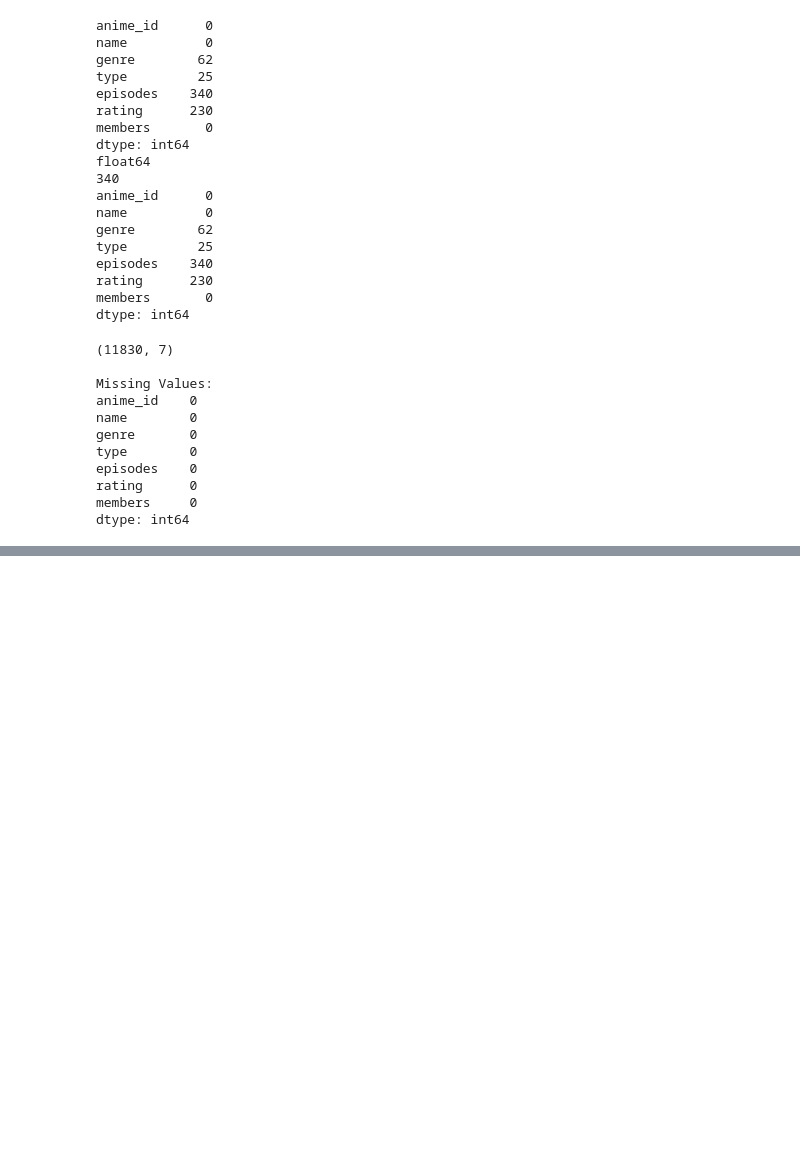
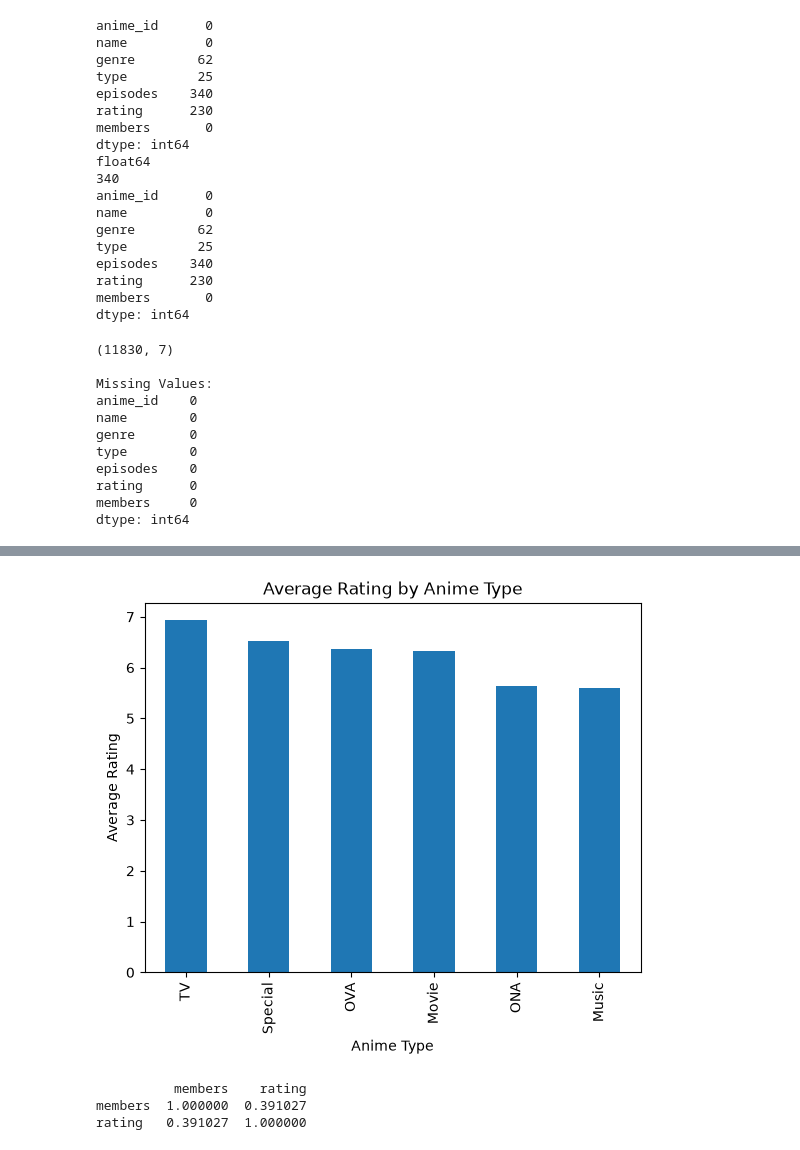
Before and after one commit to Aslngsng/Anime-Rating-Prediction, a Jupyter notebook: notebook.ipynb, the cells around one changed output, grey strips where cells are left out. Drawn from its saved outputs; the diff is of its cells as text; code cells hidden in the pictures; blank space fills up the shorter version.

```diff
--- a/notebook.ipynb
+++ b/notebook.ipynb
@@ -130,0 +186,9 @@ dtype: int64
+# %%
+# average rating by anime type
+type_rating = (
+    df.groupby("type")["rating"]
+    .mean()
+    .sort_values(ascending=False)
+)
+
+print (type_rating)
@@ -130,0 +204,18 @@ dtype: int64
+# %%
+type_rating.plot(kind="bar")
+
+plt.xlabel("Anime Type")
+plt.ylabel("Average Rating")
+plt.title("Average Rating by Anime Type")
+plt.show()
+# %% [output]
+[figure, added]
+# %%
+# relationship between members and rating.
+# members represents populartiy, we wnat to know whether the more popular an anime is, the higher the rating
+
+print(df[["members", "rating"]].corr())
+# %% [output]
+          members    rating
+members  1.000000  0.391027
+rating   0.391027  1.000000
```
Also changed, not shown: parts of 15 cells of this notebook.
